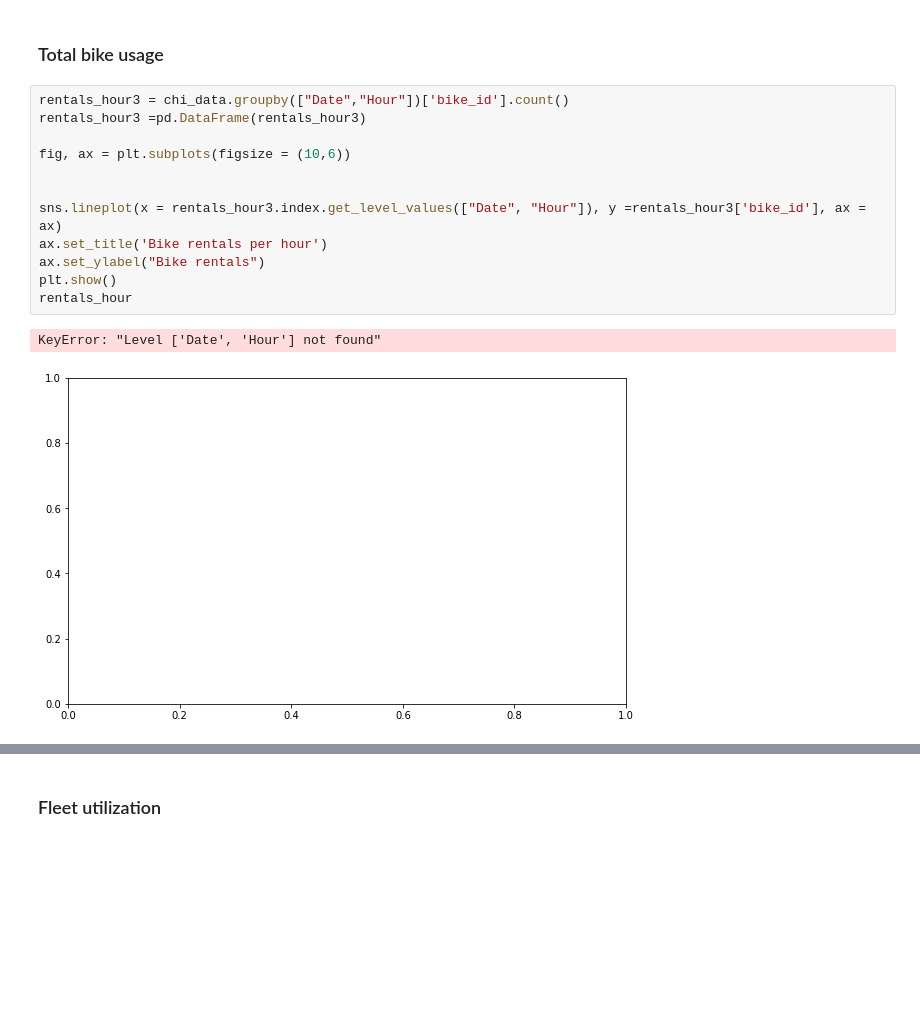
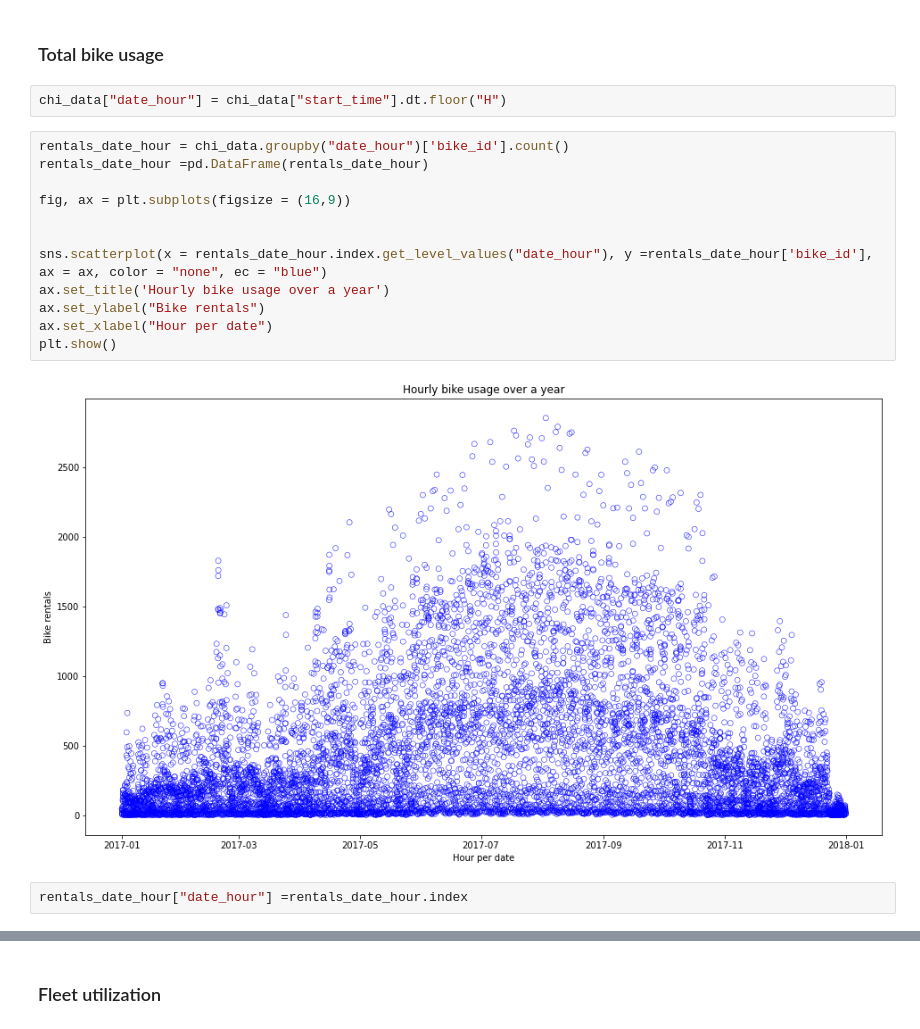
Before and after one commit to NeffIsBack/ThePredictors_DSML_Team_Assignment, a Jupyter notebook: Descriptive_Analytics.ipynb, the cells around one changed output, grey strips where cells are left out. Cells and saved outputs as stored; diff of their text form; blank space fills up the shorter version.

Commit message:
added KPIs fleet usage and duration of rentals

```diff
--- a/Descriptive_Analytics.ipynb
+++ b/Descriptive_Analytics.ipynb
@@ -865,18 +874,21 @@ plt.show()
 ## KPIs
 # %% [markdown]
 ### Total bike usage
+# %%
+chi_data["date_hour"] = chi_data["start_time"].dt.floor("H")
 # %%
-rentals_hour3 = chi_data.groupby(["Date","Hour"])['bike_id'].count()
-rentals_hour3 =pd.DataFrame(rentals_hour3)
+rentals_date_hour = chi_data.groupby("date_hour")['bike_id'].count()
+rentals_date_hour =pd.DataFrame(rentals_date_hour)
 
-fig, ax = plt.subplots(figsize = (10,6))
+fig, ax = plt.subplots(figsize = (16,9))
 
 
-sns.lineplot(x = rentals_hour3.index.get_level_values(["Date", "Hour"]), y =rentals_hour3['bike_id'], ax = ax)
-ax.set_title('Bike rentals per hour')
+sns.scatterplot(x = rentals_date_hour.index.get_level_values("date_hour"), y =rentals_date_hour['bike_id'], ax = ax, color = "none", ec = "blue")
+ax.set_title('Hourly bike usage over a year')
 ax.set_ylabel("Bike rentals")
+ax.set_xlabel("Hour per date")
 plt.show()
-rentals_hour
 # %% [output]
-KeyError: "Level ['Date', 'Hour'] not found"
-[figure, old version]
+[figure, new version]
+# %%
+rentals_date_hour["date_hour"] =rentals_date_hour.index
```
Also changed, not shown: parts of 15 cells of this notebook.
